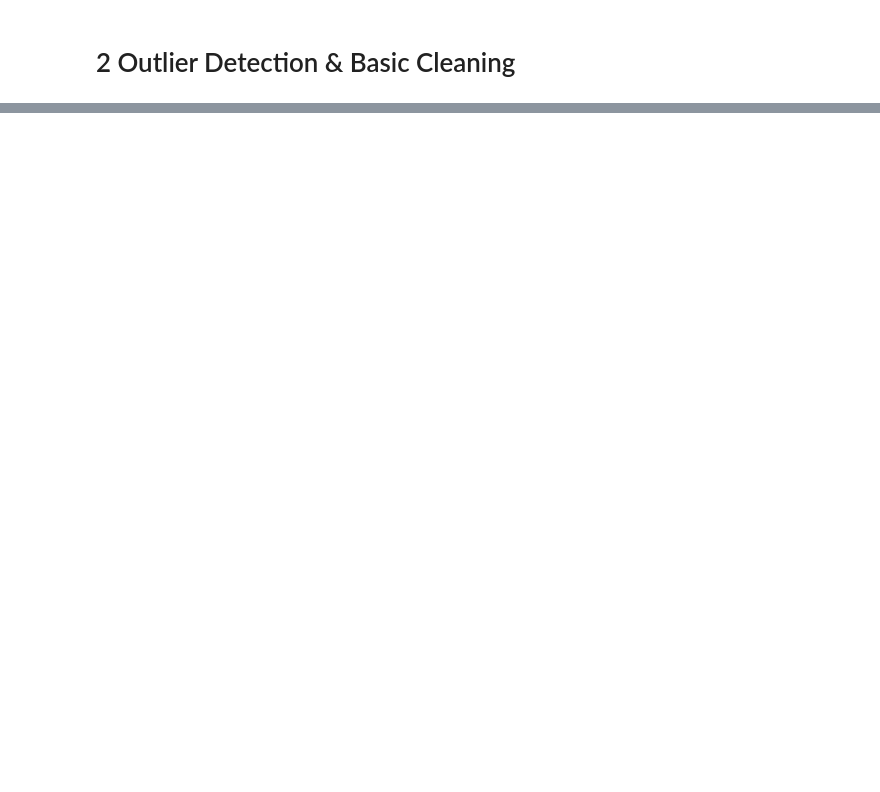
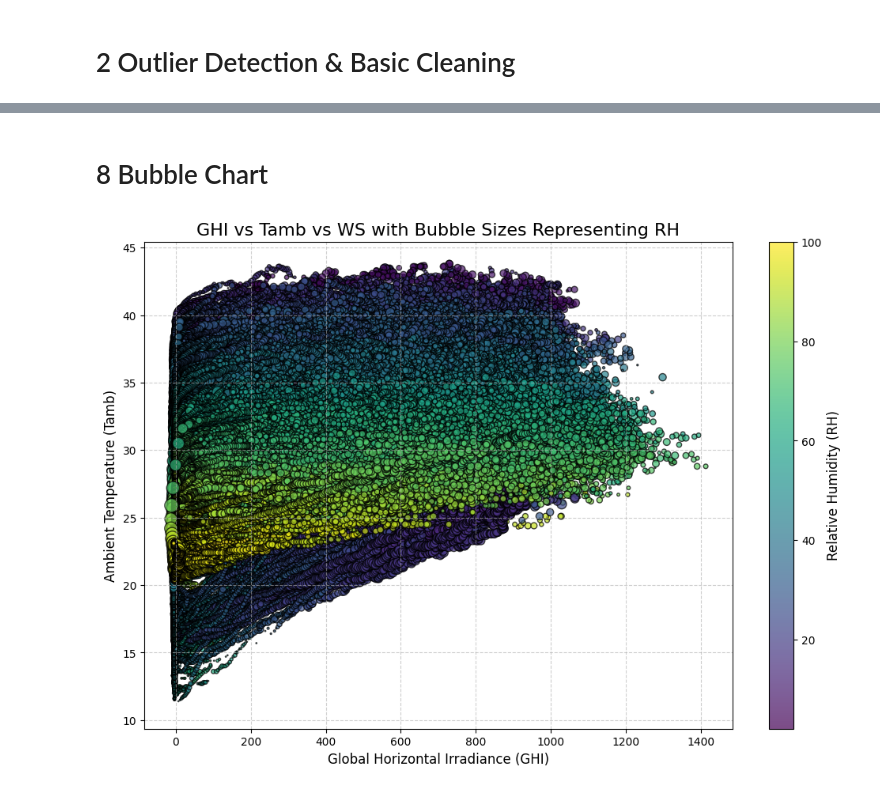
Before and after one commit to gashawbekele06/solar-challenge-week0, a Jupyter notebook: notebooks/benin_eda.ipynb, the cells around one changed output, grey strips where cells are left out. Cells and saved outputs as stored; diff of their text form; code cells hidden in the pictures; blank space fills up the shorter version.

```diff
--- a/notebooks/benin_eda.ipynb
+++ b/notebooks/benin_eda.ipynb
@@ -188,0 +307,36 @@ dtype: int64
+# %% [markdown]
+# 8 Bubble Chart
+# %%
+# Define the variables to plot
+x = df['GHI']     # X-axis: Global Horizontal Irradiance
+y = df['Tamb']    # Y-axis: Ambient Temperature
+bubble_size = df['WS']  # Bubble size: Wind Speed
+color = df['RH']  # Bubble color: Relative Humidity (RH)
+
+# Plot the bubble chart
+plt.figure(figsize=(12, 8))
+bubble = plt.scatter(
+    x, y,
+    s=bubble_size * 10,  # Scale bubble size for better visibility
+    c=color,             # Use RH or BP for color mapping
+    cmap='viridis',      # Color map for RH
+    alpha=0.7,           # Transparency
+    edgecolor='black'    # Bubble edges
+)
+
+# Add color bar for reference
+color_bar = plt.colorbar(bubble)
+color_bar.set_label('Relative Humidity (RH)', fontsize=12)
+
+# Add labels and title
+plt.title('GHI vs Tamb vs WS with Bubble Sizes Representing RH', fontsize=16)
+plt.xlabel('Global Horizontal Irradiance (GHI)', fontsize=12)
+plt.ylabel('Ambient Temperature (Tamb)', fontsize=12)
+
+# Add grid
+plt.grid(True, linestyle='--', alpha=0.6)
+
+# Display the plot
+plt.show()
+# %% [output]
+[figure, added]
```
Also changed, not shown: parts of 18 cells of this notebook.
